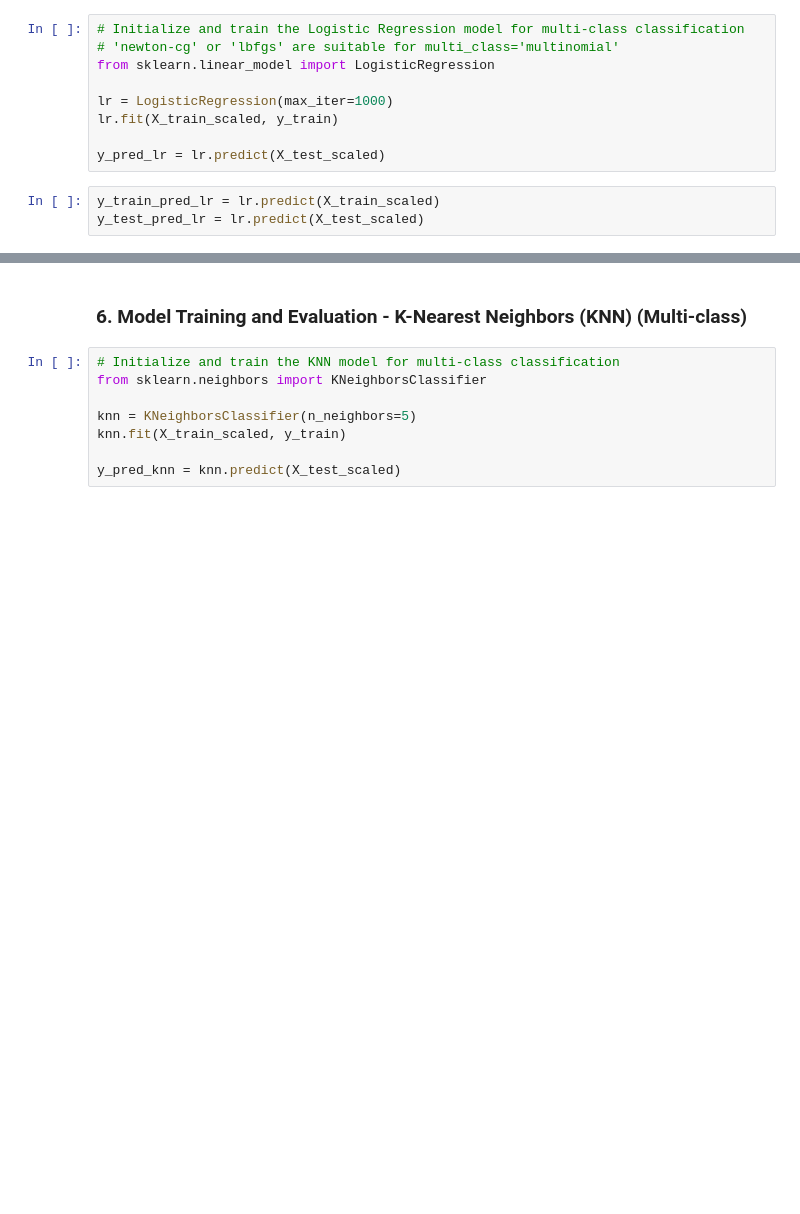
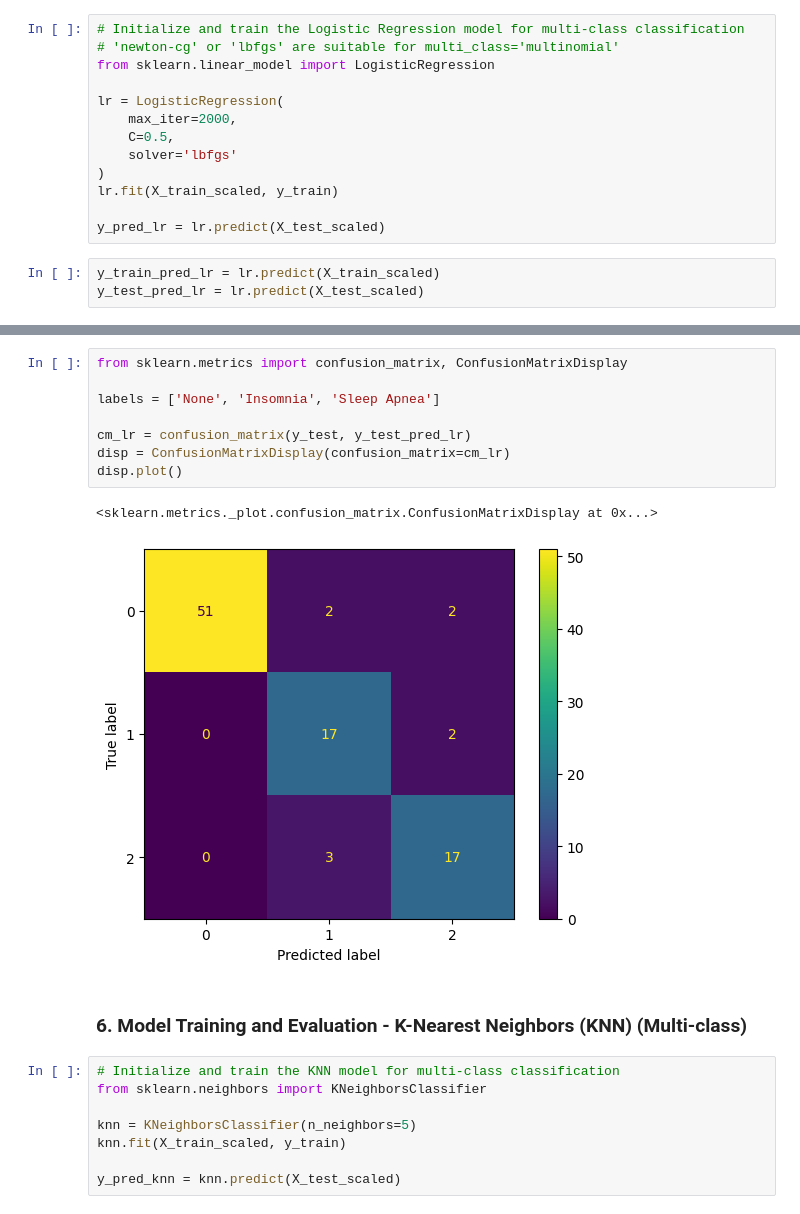
Before and after one commit to Sarasii22/Sleep-Quality-Prediction-Using-Lifestyle-Factors, a Jupyter notebook: Data_Preprocessing.ipynb, the cells around one changed output, grey strips where cells are left out. Saved outputs shown, nothing was run; the diff lists cells and outputs as text; blank space fills up the shorter version.

```diff
--- a/Data_Preprocessing.ipynb
+++ b/Data_Preprocessing.ipynb
@@ -298,7 +298,11 @@ dtype: int64
 # 'newton-cg' or 'lbfgs' are suitable for multi_class='multinomial'
 from sklearn.linear_model import LogisticRegression
 
-lr = LogisticRegression(max_iter=1000)
+lr = LogisticRegression(
+    max_iter=2000,
+    C=0.5,
+    solver='lbfgs'
+)
 lr.fit(X_train_scaled, y_train)
 
 y_pred_lr = lr.predict(X_test_scaled)
@@ -338,3 +342,14 @@ F1 Score: 0.8718674136321196
+# %%
+from sklearn.metrics import confusion_matrix, ConfusionMatrixDisplay
+
+labels = ['None', 'Insomnia', 'Sleep Apnea']
+
+cm_lr = confusion_matrix(y_test, y_test_pred_lr)
+disp = ConfusionMatrixDisplay(confusion_matrix=cm_lr)
+disp.plot()
+# %% [output]
+<sklearn.metrics._plot.confusion_matrix.ConfusionMatrixDisplay at 0x...>
+[figure, added]
 # %% [markdown]
 ### 6. Model Training and Evaluation - K-Nearest Neighbors (KNN) (Multi-class)
 # %%
```
Also changed, not shown: parts of 9 cells of this notebook.
